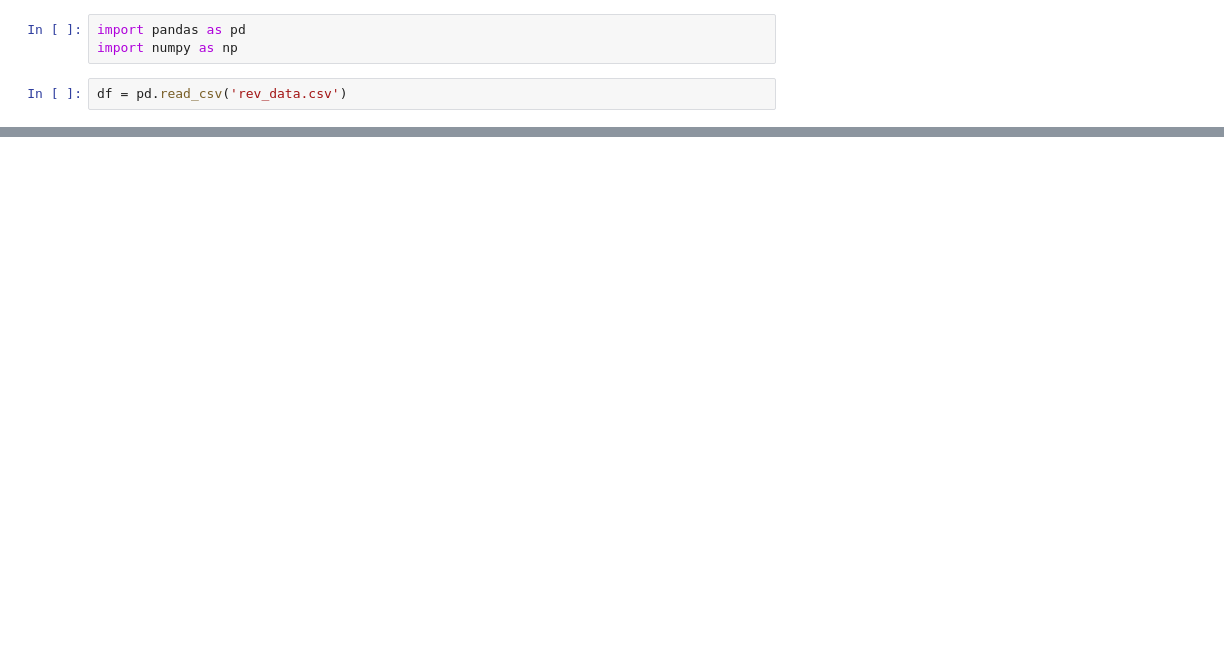
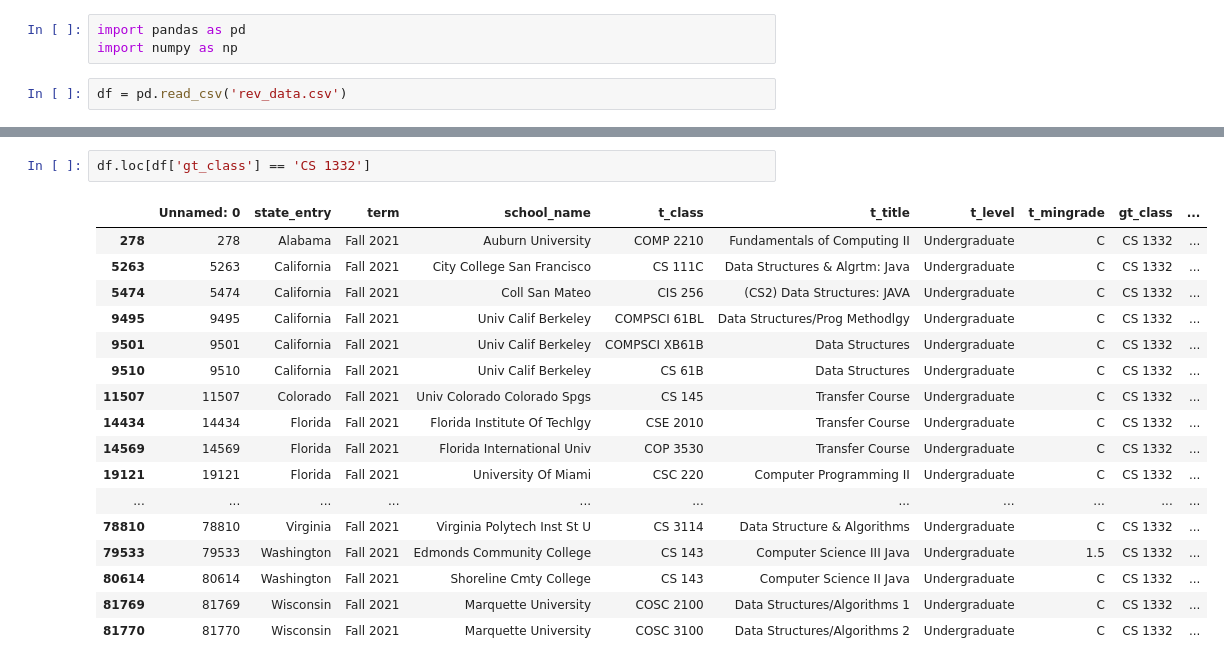
Before and after one commit to dtharumia/gt-what-transfers, a Jupyter notebook: Analysis.ipynb, the cells around one changed output, grey strips where cells are left out. Saved outputs shown, nothing was run; the diff lists cells and outputs as text; blank space fills up the shorter version.

```diff
--- a/Analysis.ipynb
+++ b/Analysis.ipynb
@@ -43,0 +89,20 @@ df.loc[df['gt_class'] == 'MATH  2551']
+# %%
+df.loc[df['gt_class'] == 'CS 1332']
+# %% [output]
+|  | Unnamed: 0 | state_entry | term | school_name | t_class | t_title | t_level | t_mingrade | gt_class | ... |
+| 278 | 278 | Alabama | Fall 2021 | Auburn University | COMP 2210 | Fundamentals of Computing II | Undergraduate | C | CS 1332 | ... |
+| 5263 | 5263 | California | Fall 2021 | City College San Francisco | CS 111C | Data Structures & Algrtm: Java | Undergraduate | C | CS 1332 | ... |
+| 5474 | 5474 | California | Fall 2021 | Coll San Mateo | CIS 256 | (CS2) Data Structures: JAVA | Undergraduate | C | CS 1332 | ... |
+| 9495 | 9495 | California | Fall 2021 | Univ Calif Berkeley | COMPSCI 61BL | Data Structures/Prog Methodlgy | Undergraduate | C | CS 1332 | ... |
+| 9501 | 9501 | California | Fall 2021 | Univ Calif Berkeley | COMPSCI XB61B | Data Structures | Undergraduate | C | CS 1332 | ... |
+| 9510 | 9510 | California | Fall 2021 | Univ Calif Berkeley | CS 61B | Data Structures | Undergraduate | C | CS 1332 | ... |
+| 11507 | 11507 | Colorado | Fall 2021 | Univ Colorado Colorado Spgs | CS 145 | Transfer Course | Undergraduate | C | CS 1332 | ... |
+| 14434 | 14434 | Florida | Fall 2021 | Florida Institute Of Techlgy | CSE 2010 | Transfer Course | Undergraduate | C | CS 1332 | ... |
+| 14569 | 14569 | Florida | Fall 2021 | Florida International Univ | COP 3530 | Transfer Course | Undergraduate | C | CS 1332 | ... |
+| 19121 | 19121 | Florida | Fall 2021 | University Of Miami | CSC 220 | Computer Programming II | Undergraduate | C | CS 1332 | ... |
+| ... | ... | ... | ... | ... | ... | ... | ... | ... | ... | ... |
+| 78810 | 78810 | Virginia | Fall 2021 | Virginia Polytech Inst St U | CS 3114 | Data Structure & Algorithms | Undergraduate | C | CS 1332 | ... |
+| 79533 | 79533 | Washington | Fall 2021 | Edmonds Community College | CS 143 | Computer Science III Java | Undergraduate | 1.5 | CS 1332 | ... |
+| 80614 | 80614 | Washington | Fall 2021 | Shoreline Cmty College | CS 143 | Computer Science II Java | Undergraduate | C | CS 1332 | ... |
+| 81769 | 81769 | Wisconsin | Fall 2021 | Marquette University | COSC 2100 | Data Structures/Algorithms 1 | Undergraduate | C | CS 1332 | ... |
+| 81770 | 81770 | Wisconsin | Fall 2021 | Marquette University | COSC 3100 | Data Structures/Algorithms 2 | Undergraduate | C | CS 1332 | ... |
```
Also changed, not shown: parts of 8 cells of this notebook.
